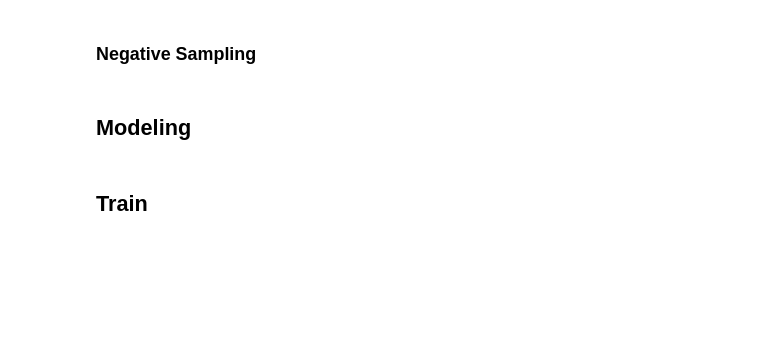
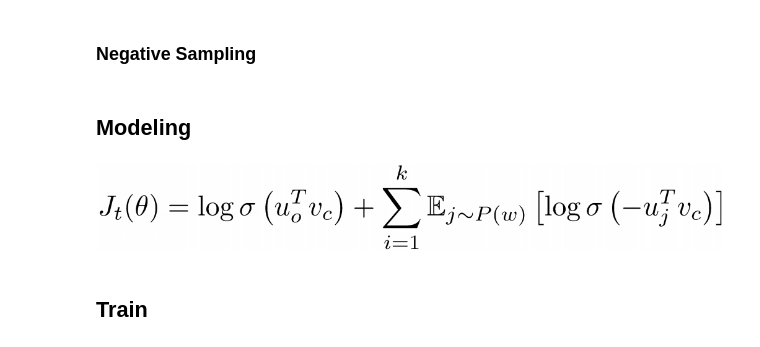
Before and after one commit to DSKSD/DeepNLP-models-Pytorch, a Jupyter notebook: notebooks/02.Skip-gram-Negative-Sampling.ipynb, the cells around one changed output. Cells and saved outputs as stored; diff of their text form; code cells hidden in the pictures; blank space fills up the shorter version.

```diff
--- a/notebooks/02.Skip-gram-Negative-Sampling.ipynb
+++ b/notebooks/02.Skip-gram-Negative-Sampling.ipynb
@@ -133,6 +138,10 @@ def negative_sampling(targets,unigram_table,k):
     return torch.cat(neg_samples)
 # %% [markdown]
 ## Modeling
+# %%
+Image('../images/02.skipgram-objective.png') # borrowed imaged from http://web.stanford.edu/class/cs224n/lectures/cs224n-2017-lecture3.pdf
+# %% [output]
+[figure, added]
 # %%
 class SkipgramNegSampling(nn.Module):
 
```
Also changed, not shown: parts of 3 cells of this notebook, 11 other files.
